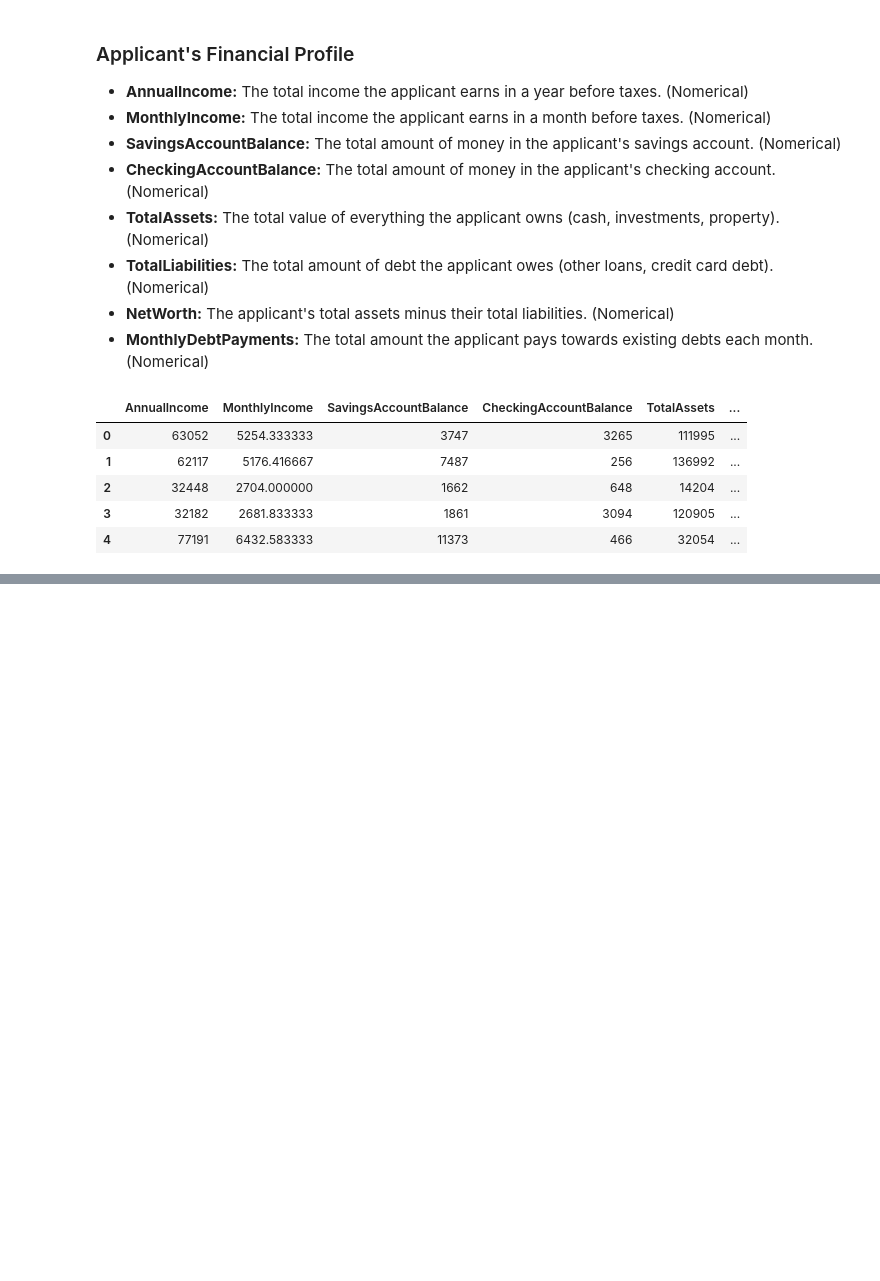
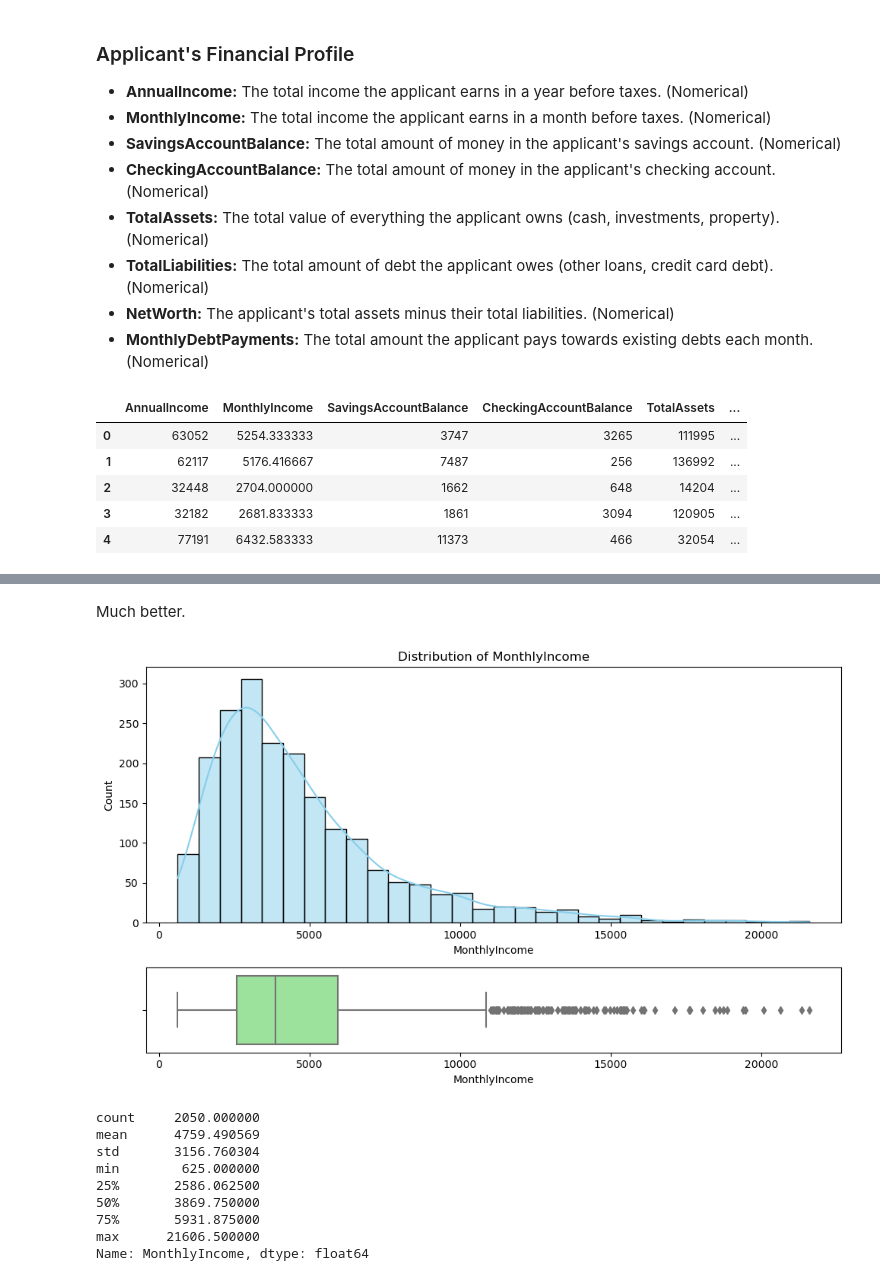
Before and after one commit to KimiyaVahidMotlagh/QBC-DA10-Group4Project1, a Jupyter notebook: DA10_EDA(Arash).ipynb, the cells around one changed output, grey strips where cells are left out. Drawn from its saved outputs; the diff is of its cells as text; code cells hidden in the pictures; blank space fills up the shorter version.

```diff
--- a/DA10_EDA(Arash).ipynb
+++ b/DA10_EDA(Arash).ipynb
@@ -571,0 +703,15 @@ fin_df.head()
+# %% [markdown]
+Much better.
+# %%
+describe_numeric_column(fin_df, column='MonthlyIncome')
+# %% [output]
+[figure, added]
+count     2050.000000
+mean      4759.490569
+std       3156.760304
+min        625.000000
+25%       2586.062500
+50%       3869.750000
+75%       5931.875000
+max      21606.500000
+Name: MonthlyIncome, dtype: float64
```
Also changed, not shown: parts of 24 cells of this notebook.
